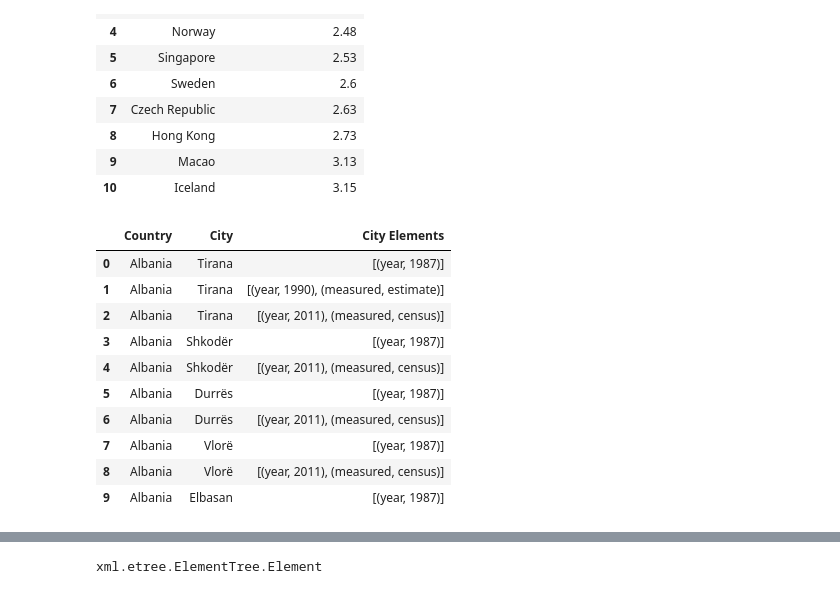
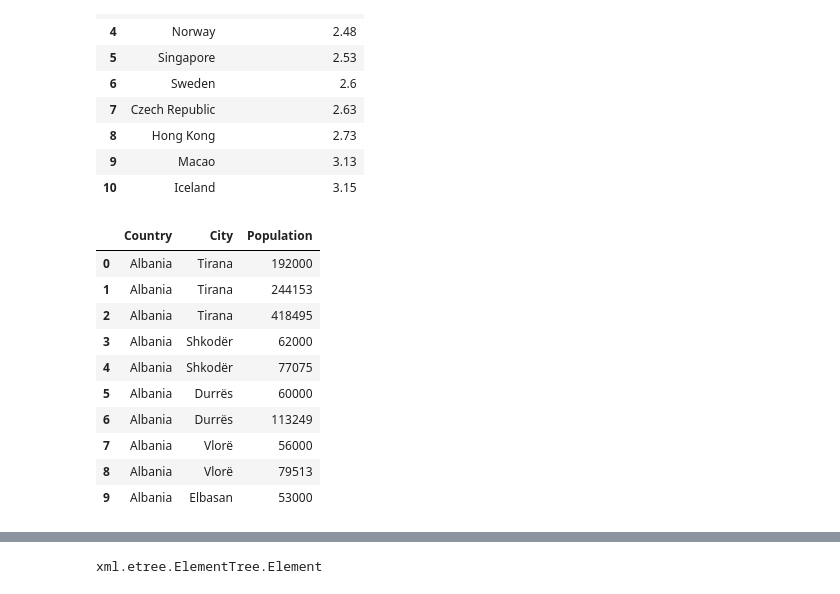
Before and after one commit to codyw826/Public-Projects, a Jupyter notebook: sliderule_dsi_xml_exercise.ipynb, the cells around one changed output, grey strips where cells are left out. Cells and saved outputs as stored; diff of their text form; code cells hidden in the pictures.

```diff
--- a/sliderule_dsi_xml_exercise.ipynb
+++ b/sliderule_dsi_xml_exercise.ipynb
@@ -104,39 +107,38 @@ pd.DataFrame(output.values, index=ind, columns = ["Country","Infant Mortality Ra
 # %%
 #2. Find the 10 cities with the largest popoulations
 # I need to iterate through all of the country and city branches, pulling out country name, city name, and most recent population
 # Therefore I will need to append three lists, repeating country and pulling out single city and population values
 # Afterwards, I need to cast all population values as an int/float to sort
 # Then we will be able to create the Table we need to output
 #
 country = []
 city = []
 pop = []
 
 for element in document.iterfind('country'):
     #need to do all list assignments in second loop, element for country, subelement for others
     #element.getiterator() returns a list of elements, which can be individually accessed using element.find()
     for subelement in element.getiterator('city'):
 
         for subsub in subelement.getiterator('population') :
             #country
             country.append(element.find('name').text)
             #capital
             city.append(subelement.find('name').text)
             #population
-            pop.append(subsub.items())
+            pop.append(subsub.text)
 
-        #pop.append(type(p.find('population')))
-out = pd.DataFrame((pd.DataFrame([country,city,pop]).T).values,columns = ["Country","City","City Elements"]).head(10)
-out
+out = pd.DataFrame((pd.DataFrame([country,city,pop]).T).values,columns = ["Country","City","Population"])
+out.head(10)
 # %% [output]
-|  | Country | City | City Elements |
-| 0 | Albania | Tirana | [(year, 1987)] |
-| 1 | Albania | Tirana | [(year, 1990), (measured, estimate)] |
-| 2 | Albania | Tirana | [(year, 2011), (measured, census)] |
-| 3 | Albania | Shkodër | [(year, 1987)] |
-| 4 | Albania | Shkodër | [(year, 2011), (measured, census)] |
-| 5 | Albania | Durrës | [(year, 1987)] |
-| 6 | Albania | Durrës | [(year, 2011), (measured, census)] |
-| 7 | Albania | Vlorë | [(year, 1987)] |
-| 8 | Albania | Vlorë | [(year, 2011), (measured, census)] |
-| 9 | Albania | Elbasan | [(year, 1987)] |
+|  | Country | City | Population |
+| 0 | Albania | Tirana | 192000 |
+| 1 | Albania | Tirana | 244153 |
+| 2 | Albania | Tirana | 418495 |
+| 3 | Albania | Shkodër | 62000 |
+| 4 | Albania | Shkodër | 77075 |
+| 5 | Albania | Durrës | 60000 |
+| 6 | Albania | Durrës | 113249 |
+| 7 | Albania | Vlorë | 56000 |
+| 8 | Albania | Vlorë | 79513 |
+| 9 | Albania | Elbasan | 53000 |
```
Also changed, not shown: parts of 9 cells of this notebook.
